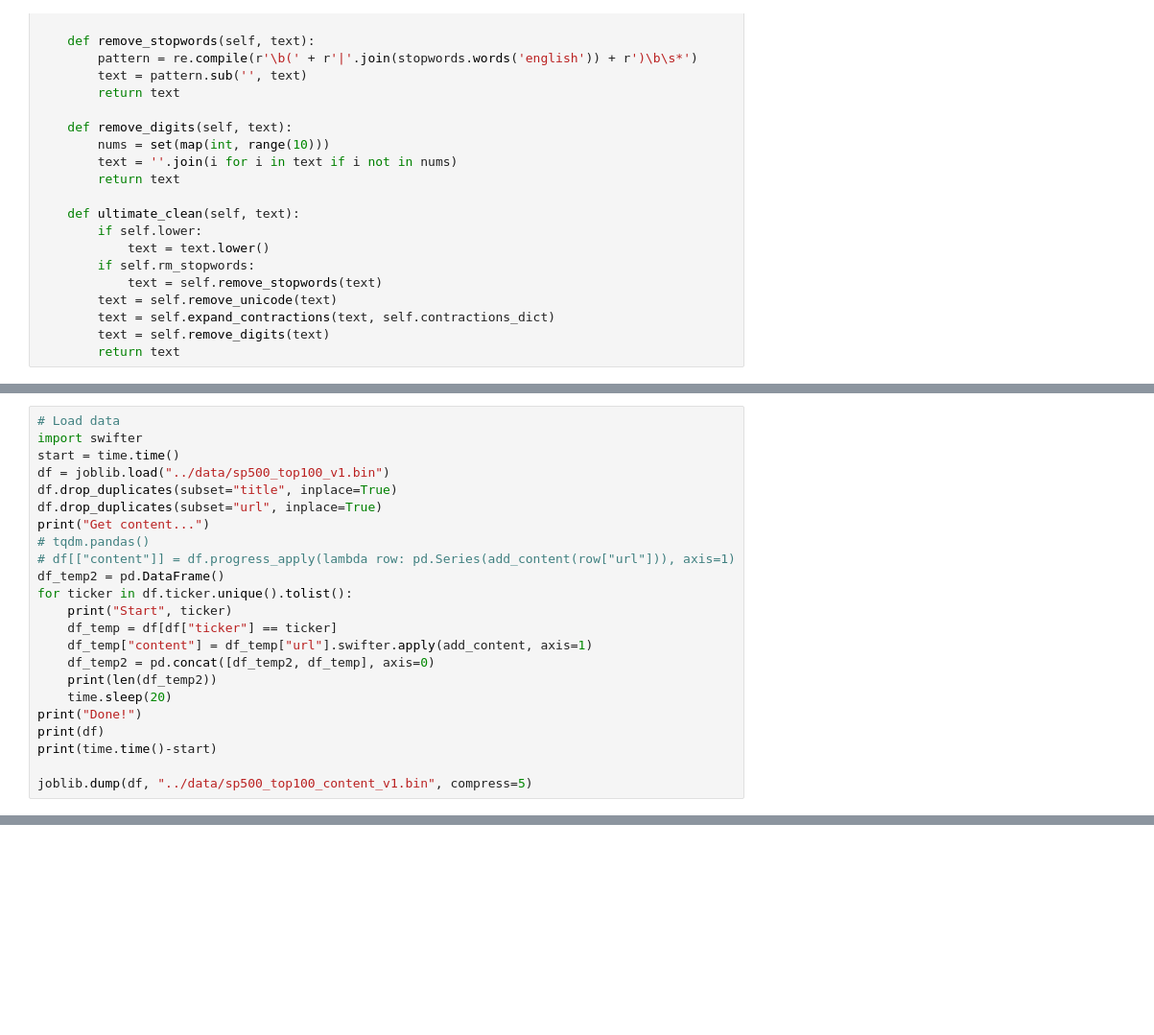
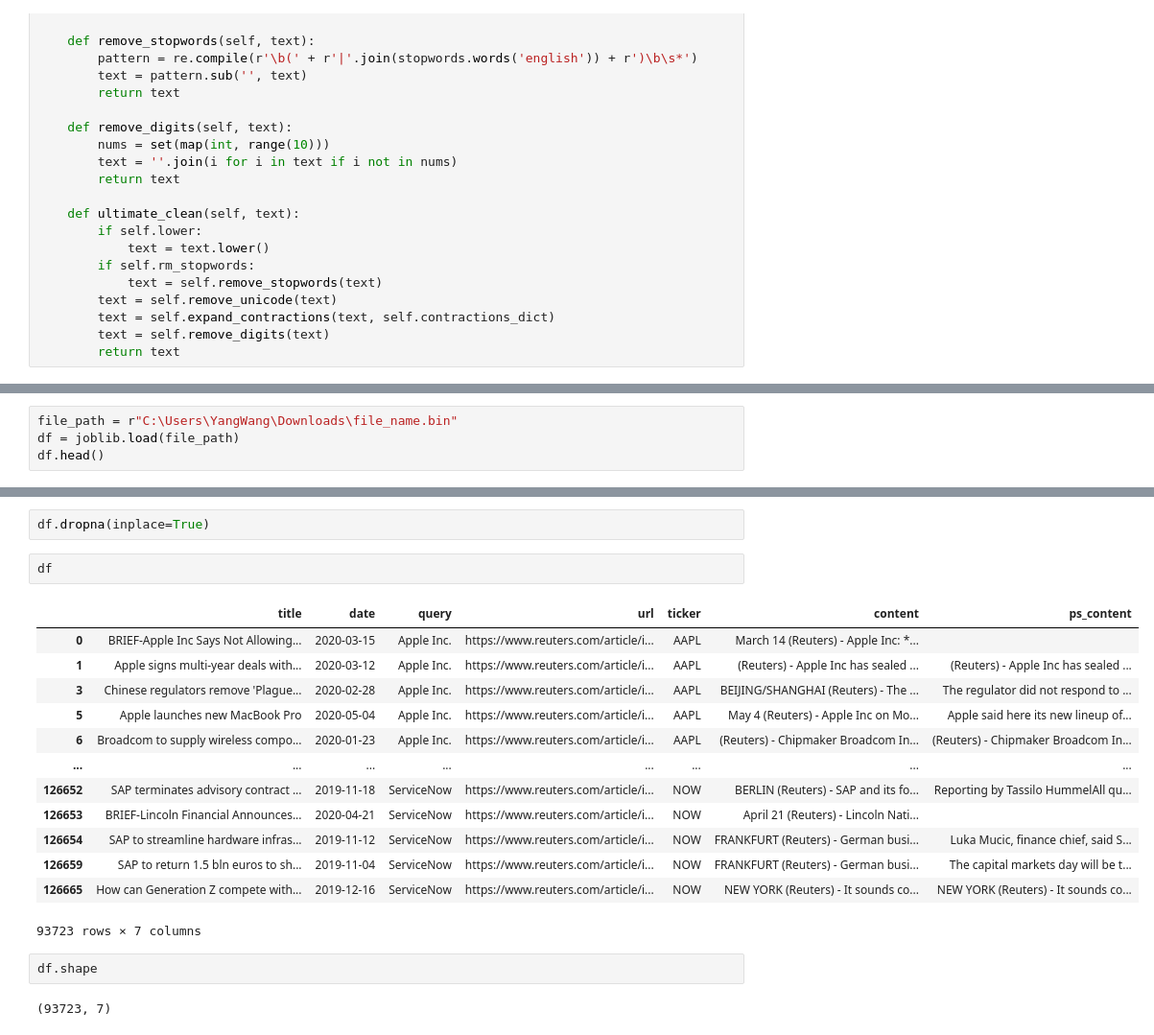
Before and after one commit to henry32144/intelligent-asset-allocation, a Jupyter notebook: model/Data Process.ipynb, the cells around one changed output, grey strips where cells are left out. Shown at 96% size. Drawn from its saved outputs; the diff is of its cells as text; blank space fills up the shorter version.

```diff
--- a/model/Data Process.ipynb
+++ b/model/Data Process.ipynb
@@ -129,23 +106,0 @@ ConnectionError: HTTPSConnectionPool(host='www.reuters.com', port=443): Max retr
-# %%
-# Load data
-import swifter
-start = time.time()
-df = joblib.load("../data/sp500_top100_v1.bin")
-df.drop_duplicates(subset="title", inplace=True)
-df.drop_duplicates(subset="url", inplace=True)
-print("Get content...")
-# tqdm.pandas()
-# df[["content"]] = df.progress_apply(lambda row: pd.Series(add_content(row["url"])), axis=1)
-df_temp2 = pd.DataFrame()
-for ticker in df.ticker.unique().tolist():
-    print("Start", ticker)
-    df_temp = df[df["ticker"] == ticker]
-    df_temp["content"] = df_temp["url"].swifter.apply(add_content, axis=1)
-    df_temp2 = pd.concat([df_temp2, df_temp], axis=0)
-    print(len(df_temp2))
-    time.sleep(20)
-print("Done!")
-print(df)
-print(time.time()-start)
-
-joblib.dump(df, "../data/sp500_top100_content_v1.bin", compress=5)
@@ -155,0 +107,4 @@ OSError: Unable to load weights from pytorch checkpoint file. If you tried to lo
+# %%
+file_path = r"C:\Users\YangWang\Downloads\file_name.bin"
+df = joblib.load(file_path)
+df.head()
@@ -155,0 +118,22 @@ OSError: Unable to load weights from pytorch checkpoint file. If you tried to lo
+# %%
+df.dropna(inplace=True)
+# %%
+df
+# %% [output]
+|  | title | date | query | url | ticker | content | ps_content |
+| 0 | BRIEF-Apple Inc Says Not Allowing... | 2020-03-15 | Apple Inc. | https://www.reuters.com/article/i... | AAPL | March 14 (Reuters) - Apple Inc: *... |  |
+| 1 | Apple signs multi-year deals with... | 2020-03-12 | Apple Inc. | https://www.reuters.com/article/i... | AAPL | (Reuters) - Apple Inc has sealed ... | (Reuters) - Apple Inc has sealed ... |
+| 3 | Chinese regulators remove 'Plague... | 2020-02-28 | Apple Inc. | https://www.reuters.com/article/i... | AAPL | BEIJING/SHANGHAI (Reuters) - The ... | The regulator did not respond to ... |
+| 5 | Apple launches new MacBook Pro | 2020-05-04 | Apple Inc. | https://www.reuters.com/article/i... | AAPL | May 4 (Reuters) - Apple Inc on Mo... | Apple said here its new lineup of... |
+| 6 | Broadcom to supply wireless compo... | 2020-01-23 | Apple Inc. | https://www.reuters.com/article/i... | AAPL | (Reuters) - Chipmaker Broadcom In... | (Reuters) - Chipmaker Broadcom In... |
+| ... | ... | ... | ... | ... | ... | ... | ... |
+| 126652 | SAP terminates advisory contract ... | 2019-11-18 | ServiceNow | https://www.reuters.com/article/i... | NOW | BERLIN (Reuters) - SAP and its fo... | Reporting by Tassilo HummelAll qu... |
+| 126653 | BRIEF-Lincoln Financial Announces... | 2020-04-21 | ServiceNow | https://www.reuters.com/article/i... | NOW | April 21 (Reuters) - Lincoln Nati... |  |
+| 126654 | SAP to streamline hardware infras... | 2019-11-12 | ServiceNow | https://www.reuters.com/article/i... | NOW | FRANKFURT (Reuters) - German busi... | Luka Mucic, finance chief, said S... |
+| 126659 | SAP to return 1.5 bln euros to sh... | 2019-11-04 | ServiceNow | https://www.reuters.com/article/i... | NOW | FRANKFURT (Reuters) - German busi... | The capital markets day will be t... |
+| 126665 | How can Generation Z compete with... | 2019-12-16 | ServiceNow | https://www.reuters.com/article/i... | NOW | NEW YORK (Reuters) - It sounds co... | NEW YORK (Reuters) - It sounds co... |
+93723 rows × 7 columns
+# %%
+df.shape
+# %% [output]
+(93723, 7)
```
Also changed, not shown: parts of 9 cells of this notebook, 2 other files.
